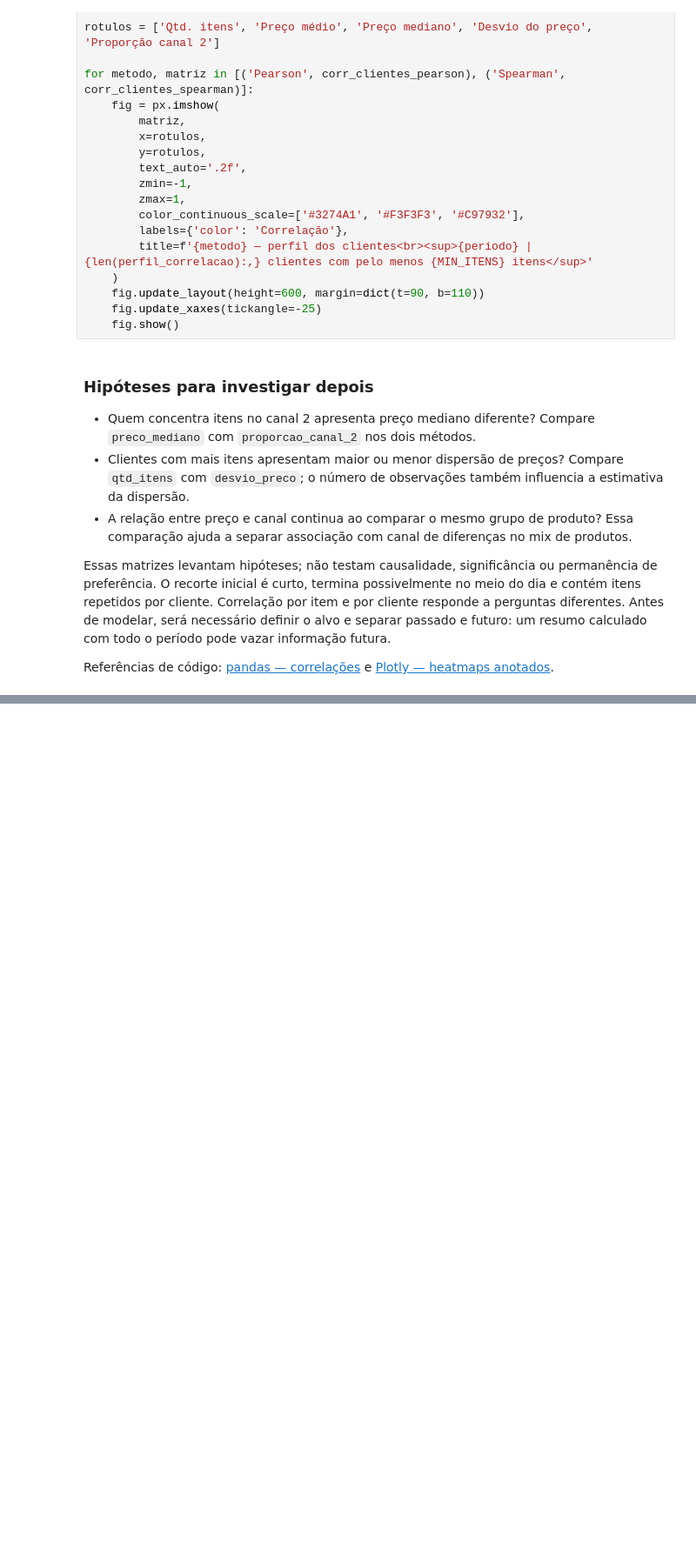
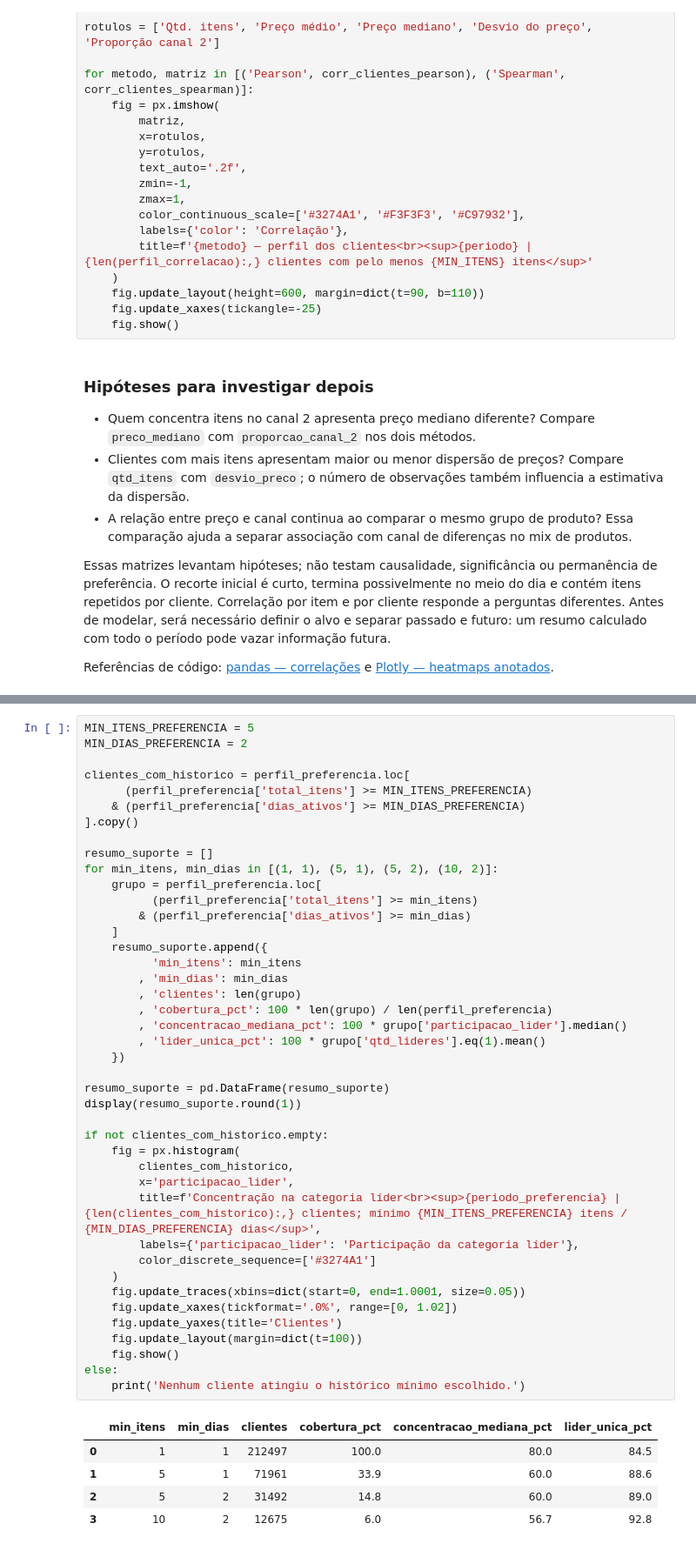
Before and after one commit to IgorSantFerreira/hm-fashion-recommender, a Jupyter notebook: etapa1.ipynb, the cells around one changed output, grey strips where cells are left out. Shown at 87% size. Cells and saved outputs as stored; diff of their text form; blank space fills up the shorter version.

```diff
--- a/etapa1.ipynb
+++ b/etapa1.ipynb
@@ -410,0 +514,48 @@ Referências de código: [pandas — correlações](https://pandas.pydata.org/do
+# %%
+MIN_ITENS_PREFERENCIA = 5
+MIN_DIAS_PREFERENCIA = 2
+
+clientes_com_historico = perfil_preferencia.loc[
+      (perfil_preferencia['total_itens'] >= MIN_ITENS_PREFERENCIA)
+    & (perfil_preferencia['dias_ativos'] >= MIN_DIAS_PREFERENCIA)
+].copy()
+
+resumo_suporte = []
+for min_itens, min_dias in [(1, 1), (5, 1), (5, 2), (10, 2)]:
+    grupo = perfil_preferencia.loc[
+          (perfil_preferencia['total_itens'] >= min_itens)
+        & (perfil_preferencia['dias_ativos'] >= min_dias)
+    ]
+    resumo_suporte.append({
+          'min_itens': min_itens
+        , 'min_dias': min_dias
+        , 'clientes': len(grupo)
+        , 'cobertura_pct': 100 * len(grupo) / len(perfil_preferencia)
+        , 'concentracao_mediana_pct': 100 * grupo['participacao_lider'].median()
+        , 'lider_unica_pct': 100 * grupo['qtd_lideres'].eq(1).mean()
+    })
+
+resumo_suporte = pd.DataFrame(resumo_suporte)
+display(resumo_suporte.round(1))
+
+if not clientes_com_historico.empty:
+    fig = px.histogram(
+        clientes_com_historico,
+        x='participacao_lider',
+        title=f'Concentração na categoria líder<br><sup>{periodo_preferencia} | {len(clientes_com_historico):,} clientes; mínimo {MIN_ITENS_PREFERENCIA} itens / {MIN_DIAS_PREFERENCIA} dias</sup>',
+        labels={'participacao_lider': 'Participação da categoria líder'},
+        color_discrete_sequence=['#3274A1']
+    )
+    fig.update_traces(xbins=dict(start=0, end=1.0001, size=0.05))
+    fig.update_xaxes(tickformat='.0%', range=[0, 1.02])
+    fig.update_yaxes(title='Clientes')
+    fig.update_layout(margin=dict(t=100))
+    fig.show()
+else:
+    print('Nenhum cliente atingiu o histórico mínimo escolhido.')
+# %% [output]
+|  | min_itens | min_dias | clientes | cobertura_pct | concentracao_mediana_pct | lider_unica_pct |
+| 0 | 1 | 1 | 212497 | 100.0 | 80.0 | 84.5 |
+| 1 | 5 | 1 | 71961 | 33.9 | 60.0 | 88.6 |
+| 2 | 5 | 2 | 31492 | 14.8 | 60.0 | 89.0 |
+| 3 | 10 | 2 | 12675 | 6.0 | 56.7 | 92.8 |
```
Also changed, not shown: parts of 16 cells of this notebook.
